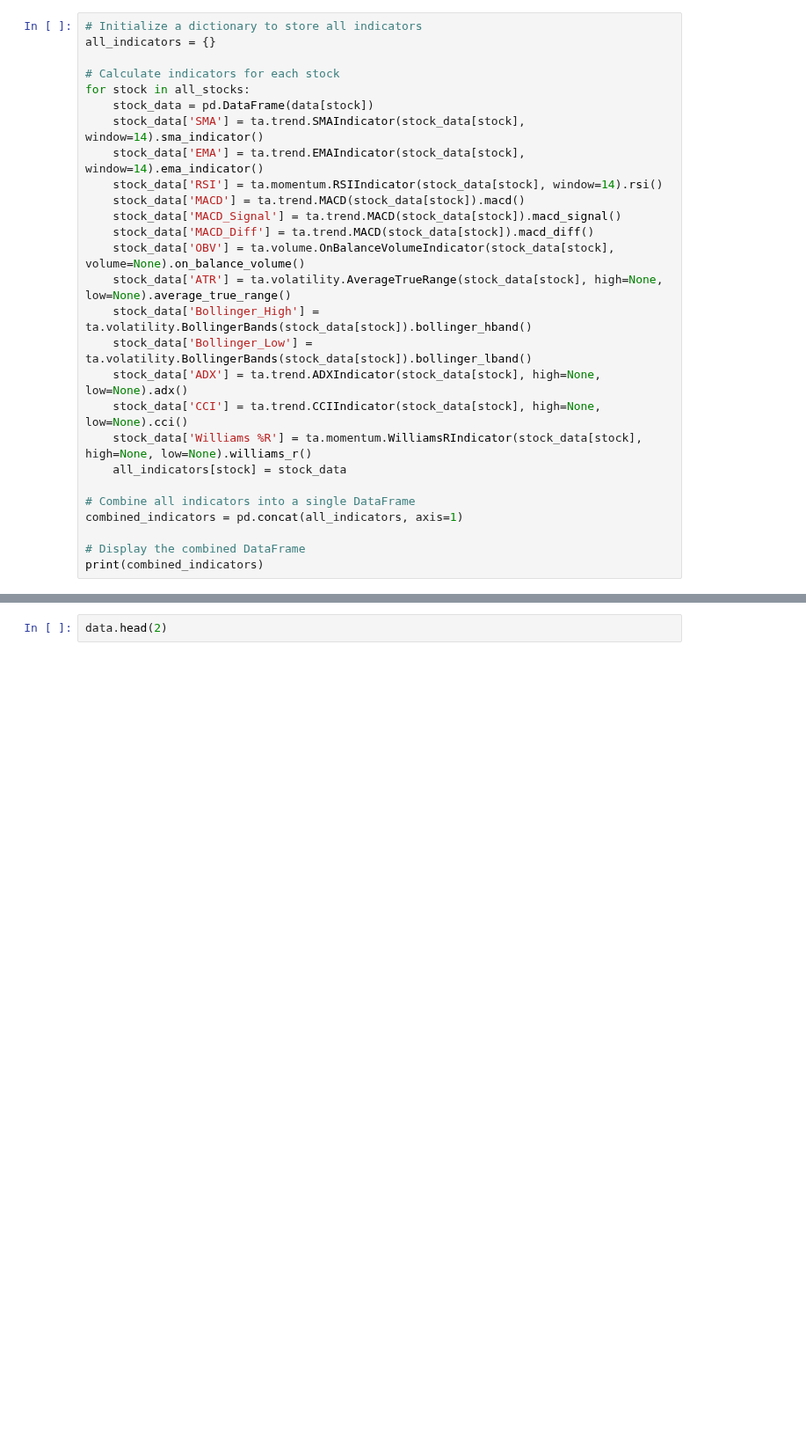
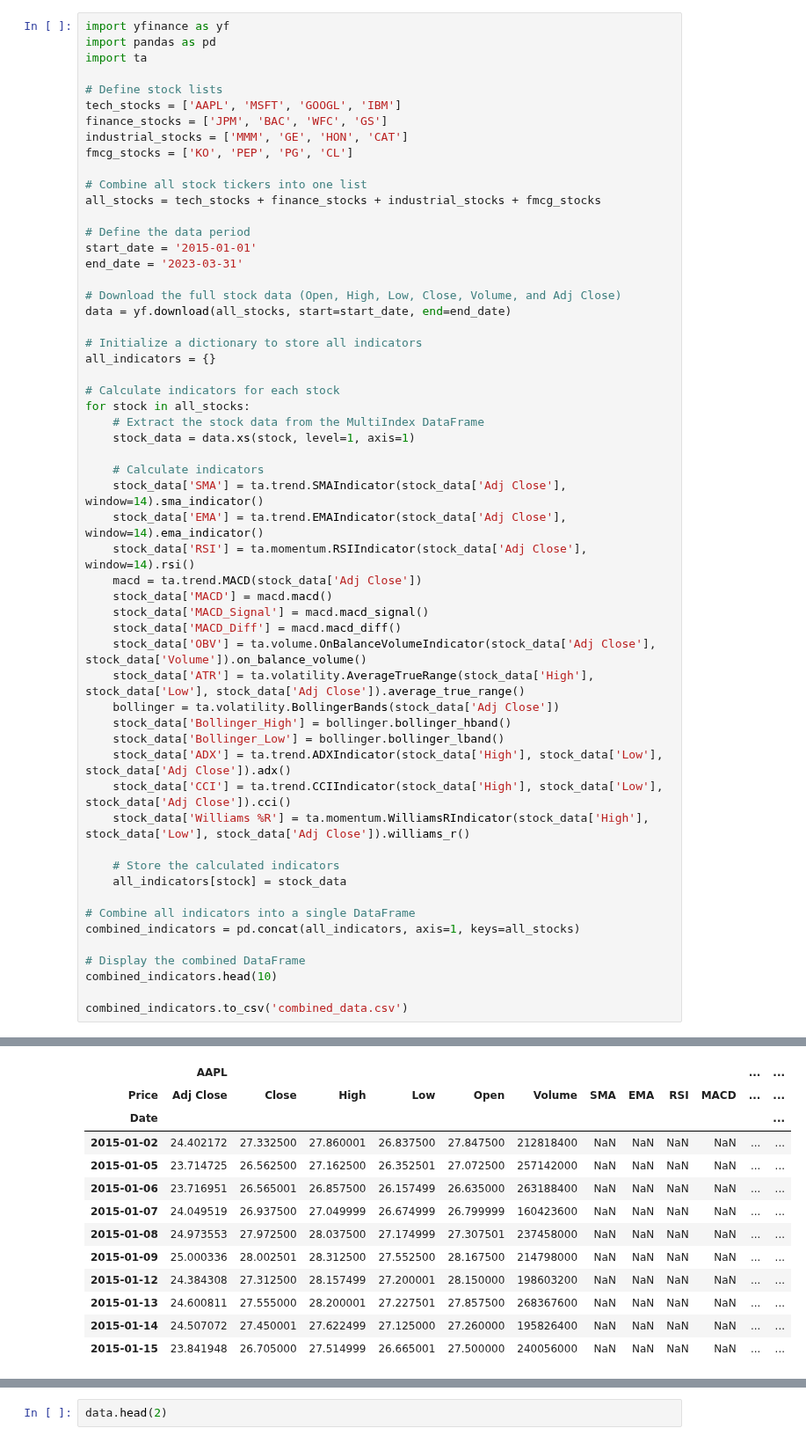
Before and after one commit to shekharbiswas/LSTM-Stock-Analysis, a Jupyter notebook: data_collection.ipynb, the cells around one changed output, grey strips where cells are left out. Shown at 88% size. Saved outputs shown, nothing was run; the diff lists cells and outputs as text; blank space fills up the shorter version.

```diff
--- a/data_collection.ipynb
+++ b/data_collection.ipynb
@@ -32,29 +38,58 @@ data.head(2)
 # %%
+import yfinance as yf
+import pandas as pd
+import ta
+
+# Define stock lists
+tech_stocks = ['AAPL', 'MSFT', 'GOOGL', 'IBM']
+finance_stocks = ['JPM', 'BAC', 'WFC', 'GS']
+industrial_stocks = ['MMM', 'GE', 'HON', 'CAT']
+fmcg_stocks = ['KO', 'PEP', 'PG', 'CL']
+
+# Combine all stock tickers into one list
+all_stocks = tech_stocks + finance_stocks + industrial_stocks + fmcg_stocks
+
+# Define the data period
+start_date = '2015-01-01'
+end_date = '2023-03-31'
+
+# Download the full stock data (Open, High, Low, Close, Volume, and Adj Close)
+data = yf.download(all_stocks, start=start_date, end=end_date)
+
 # Initialize a dictionary to store all indicators
 all_indicators = {}
 
 # Calculate indicators for each stock
 for stock in all_stocks:
-    stock_data = pd.DataFrame(data[stock])
-    stock_data['SMA'] = ta.trend.SMAIndicator(stock_data[stock], window=14).sma_indicator()
-    stock_data['EMA'] = ta.trend.EMAIndicator(stock_data[stock], window=14).ema_indicator()
-    stock_data['RSI'] = ta.momentum.RSIIndicator(stock_data[stock], window=14).rsi()
-    stock_data['MACD'] = ta.trend.MACD(stock_data[stock]).macd()
-    stock_data['MACD_Signal'] = ta.trend.MACD(stock_data[stock]).macd_signal()
-    stock_data['MACD_Diff'] = ta.trend.MACD(stock_data[stock]).macd_diff()
-    stock_data['OBV'] = ta.volume.OnBalanceVolumeIndicator(stock_data[stock], volume=None).on_balance_volume()
-    stock_data['ATR'] = ta.volatility.AverageTrueRange(stock_data[stock], high=None, low=None).average_true_range()
-    stock_data['Bollinger_High'] = ta.volatility.BollingerBands(stock_data[stock]).bollinger_hband()
-    stock_data['Bollinger_Low'] = ta.volatility.BollingerBands(stock_data[stock]).bollinger_lband()
-    stock_data['ADX'] = ta.trend.ADXIndicator(stock_data[stock], high=None, low=None).adx()
-    stock_data['CCI'] = ta.trend.CCIIndicator(stock_data[stock], high=None, low=None).cci()
-    stock_data['Williams %R'] = ta.momentum.WilliamsRIndicator(stock_data[stock], high=None, low=None).williams_r()
+    # Extract the stock data from the MultiIndex DataFrame
+    stock_data = data.xs(stock, level=1, axis=1)
+
+    # Calculate indicators
+    stock_data['SMA'] = ta.trend.SMAIndicator(stock_data['Adj Close'], window=14).sma_indicator()
+    stock_data['EMA'] = ta.trend.EMAIndicator(stock_data['Adj Close'], window=14).ema_indicator()
+    stock_data['RSI'] = ta.momentum.RSIIndicator(stock_data['Adj Close'], window=14).rsi()
+    macd = ta.trend.MACD(stock_data['Adj Close'])
+    stock_data['MACD'] = macd.macd()
+    stock_data['MACD_Signal'] = macd.macd_signal()
+    stock_data['MACD_Diff'] = macd.macd_diff()
+    stock_data['OBV'] = ta.volume.OnBalanceVolumeIndicator(stock_data['Adj Close'], stock_data['Volume']).on_balance_volume()
+    stock_data['ATR'] = ta.volatility.AverageTrueRange(stock_data['High'], stock_data['Low'], stock_data['Adj Close']).average_true_range()
+    bollinger = ta.volatility.BollingerBands(stock_data['Adj Close'])
+    stock_data['Bollinger_High'] = bollinger.bollinger_hband()
+    stock_data['Bollinger_Low'] = bollinger.bollinger_lband()
+    stock_data['ADX'] = ta.trend.ADXIndicator(stock_data['High'], stock_data['Low'], stock_data['Adj Close']).adx()
+    stock_data['CCI'] = ta.trend.CCIIndicator(stock_data['High'], stock_data['Low'], stock_data['Adj Close']).cci()
+    stock_data['Williams %R'] = ta.momentum.WilliamsRIndicator(stock_data['High'], stock_data['Low'], stock_data['Adj Close']).williams_r()
+
+    # Store the calculated indicators
     all_indicators[stock] = stock_data
 
 # Combine all indicators into a single DataFrame
-combined_indicators = pd.concat(all_indicators, axis=1)
+combined_indicators = pd.concat(all_indicators, axis=1, keys=all_stocks)
 
 # Display the combined DataFrame
-print(combined_indicators)
+combined_indicators.head(10)
+
+combined_indicators.to_csv('combined_data.csv')
 # %% [output]
 [*********************100%%**********************]  16 of 16 completed
@@ -60,0 +112,13 @@ print(combined_indicators)
+|  | AAPL |  |  |  |  |  |  |  |  |  | ... | ... |
+| Price | Adj Close | Close | High | Low | Open | Volume | SMA | EMA | RSI | MACD | ... | ... |
+| Date |  |  |  |  |  |  |  |  |  |  |  | ... |
+| 2015-01-02 | 24.402172 | 27.332500 | 27.860001 | 26.837500 | 27.847500 | 212818400 | NaN | NaN | NaN | NaN | ... | ... |
+| 2015-01-05 | 23.714725 | 26.562500 | 27.162500 | 26.352501 | 27.072500 | 257142000 | NaN | NaN | NaN | NaN | ... | ... |
+| 2015-01-06 | 23.716951 | 26.565001 | 26.857500 | 26.157499 | 26.635000 | 263188400 | NaN | NaN | NaN | NaN | ... | ... |
+| 2015-01-07 | 24.049519 | 26.937500 | 27.049999 | 26.674999 | 26.799999 | 160423600 | NaN | NaN | NaN | NaN | ... | ... |
+| 2015-01-08 | 24.973553 | 27.972500 | 28.037500 | 27.174999 | 27.307501 | 237458000 | NaN | NaN | NaN | NaN | ... | ... |
+| 2015-01-09 | 25.000336 | 28.002501 | 28.312500 | 27.552500 | 28.167500 | 214798000 | NaN | NaN | NaN | NaN | ... | ... |
+| 2015-01-12 | 24.384308 | 27.312500 | 28.157499 | 27.200001 | 28.150000 | 198603200 | NaN | NaN | NaN | NaN | ... | ... |
+| 2015-01-13 | 24.600811 | 27.555000 | 28.200001 | 27.227501 | 27.857500 | 268367600 | NaN | NaN | NaN | NaN | ... | ... |
+| 2015-01-14 | 24.507072 | 27.450001 | 27.622499 | 27.125000 | 27.260000 | 195826400 | NaN | NaN | NaN | NaN | ... | ... |
+| 2015-01-15 | 23.841948 | 26.705000 | 27.514999 | 26.665001 | 27.500000 | 240056000 | NaN | NaN | NaN | NaN | ... | ... |
```
Also changed, not shown: parts of 4 cells of this notebook, 1 other file.
